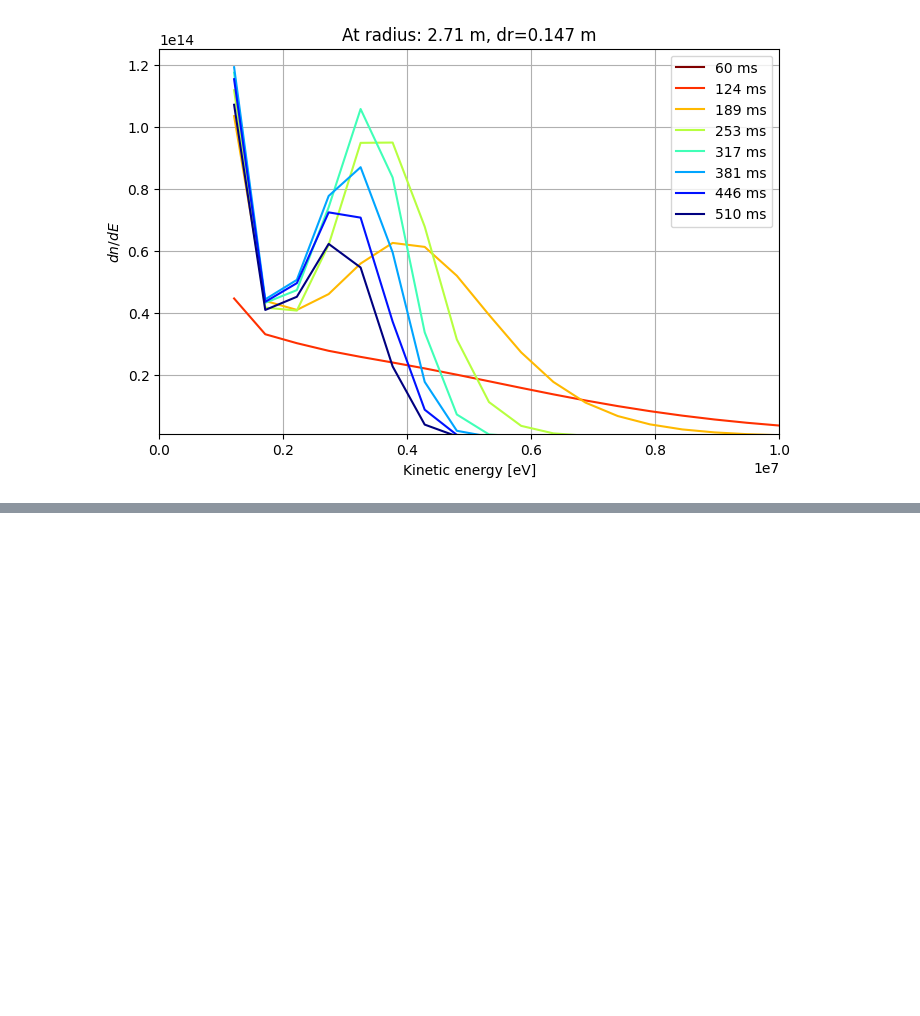
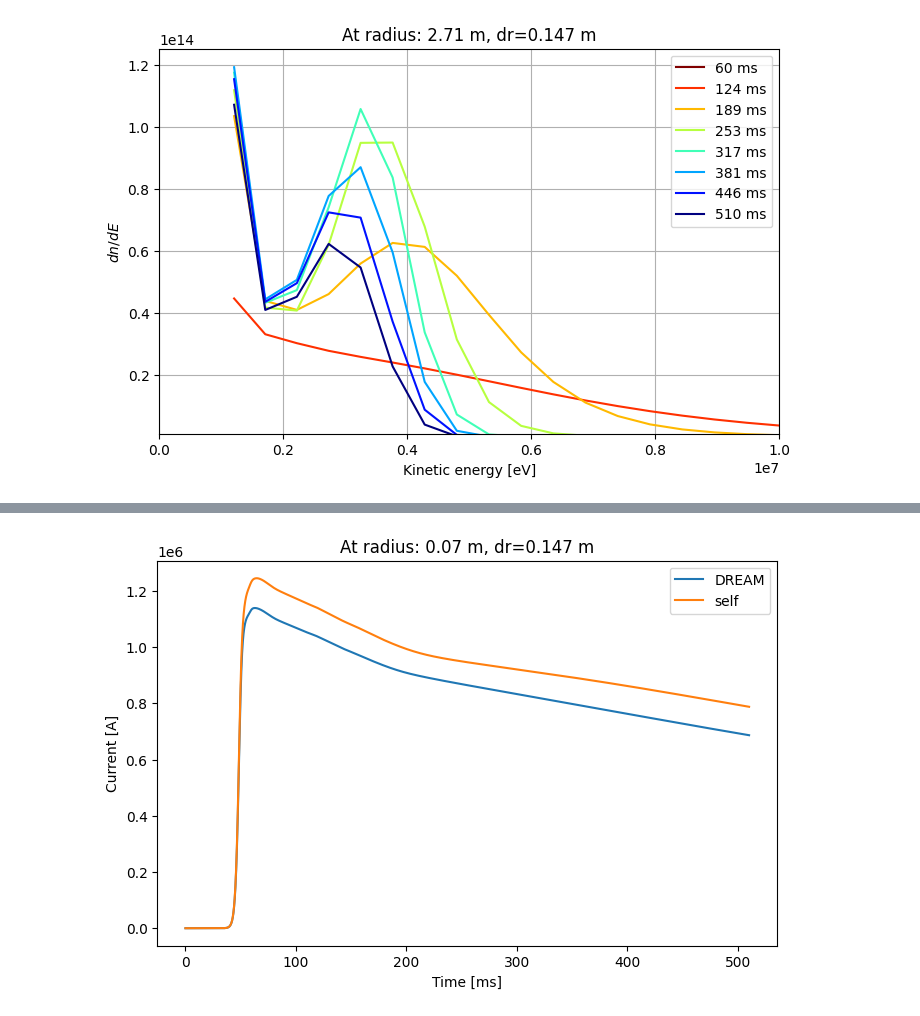
Before and after one commit to leferi99/CDO-plotting, a Jupyter notebook: h5_for_distribution.ipynb, the cells around one changed output, grey strips where cells are left out. Cells and saved outputs as stored; diff of their text form; code cells hidden in the pictures; blank space fills up the shorter version.

```diff
--- a/h5_for_distribution.ipynb
+++ b/h5_for_distribution.ipynb
@@ -282,0 +331,19 @@ hf.close()
+# %%
+cell = 0
+fig = plt.figure(figsize=(8, 5))
+values1 = concat.f_re_current_density[:, cell, :].sum(axis=1)
+values2 = concat.dnOverdr[:, cell] * scipy.constants.c * scipy.constants.e  # no need to multiply with VpVol, because it's in the angle averaging
+values3 = concat.alternate_current[:, cell]
+plt.plot(concat.timegrid_ms, values1, label="DREAM")
+plt.plot(concat.timegrid_ms, values2, label="self")
+
+plt.ylabel(r'Current [A]')
+plt.xlabel(r'Time [ms]')
+plt.title(r'At radius: ' + '{0:.2f}'.format(concat.radialgrid[cell]) + " m, dr="
+            + '{0:.3f}'.format(concat.dr[cell]) + " m")
+plt.tick_params('x', labelbottom=True)
+plt.legend()
+#plt.yscale("log")
+plt.show()
+# %% [output]
+[figure, added]
```
Also changed, not shown: parts of 10 cells of this notebook, 1 other file.
